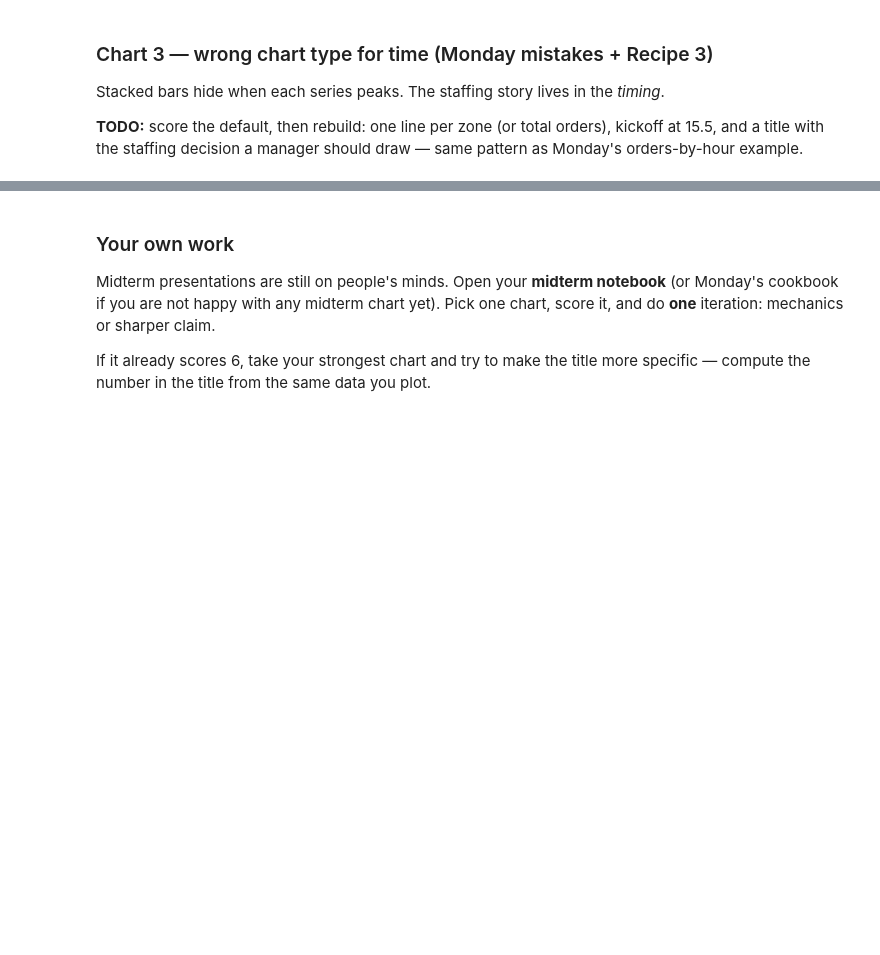
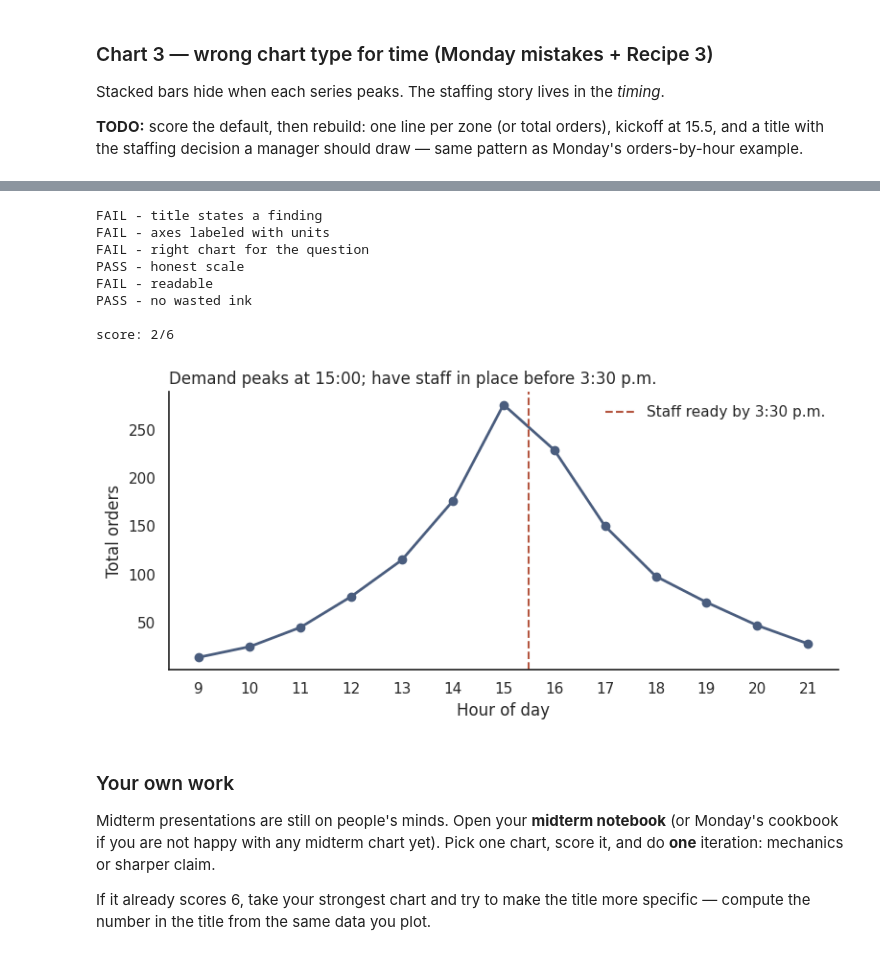
Before and after one commit to spbromberg/ds2002-fa26, a Jupyter notebook: notebooks/07-visualization/2026-11-11 — Critique and Redesign — Studio.ipynb, the cells around one changed output, grey strips where cells are left out. Cells and saved outputs as stored; diff of their text form; code cells hidden in the pictures; blank space fills up the shorter version.

```diff
--- a/notebooks/07-visualization/2026-11-11 — Critique and Redesign — Studio.ipynb
+++ b/notebooks/07-visualization/2026-11-11 — Critique and Redesign — Studio.ipynb
@@ -153,3 +263,51 @@ plt.show()
+# %%
+score(
+    title=False,
+    axes=False,
+    chart_type=False,
+    scale=True,
+    readable=False,
+    ink=True
+)
+
+total_orders = hourly.sum(axis=1)
+peak_hour = int(total_orders.idxmax())
+
+fig, ax = plt.subplots(figsize=(8, 4))
+ax.plot(
+    total_orders.index,
+    total_orders.values,
+    color=BLUE,
+    marker='o',
+    linewidth=2
+)
+ax.axvline(
+    15.5,
+    color=RUST,
+    linestyle='--',
+    label='Staff ready by 3:30 p.m.'
+)
+
+finish(
+    ax,
+    f'Demand peaks at {peak_hour}:00; have staff in place before 3:30 p.m.',
+    xlabel='Hour of day',
+    ylabel='Total orders'
+)
+
+ax.set_xticks(total_orders.index)
+ax.legend(frameon=False)
+plt.show()
+# %% [output]
+FAIL - title states a finding
+FAIL - axes labeled with units
+FAIL - right chart for the question
+PASS - honest scale
+FAIL - readable
+PASS - no wasted ink
+
+score: 2/6
+[figure, added]
 # %% [markdown]
 ### Your own work
 
```
Also changed, not shown: parts of 20 cells of this notebook.
